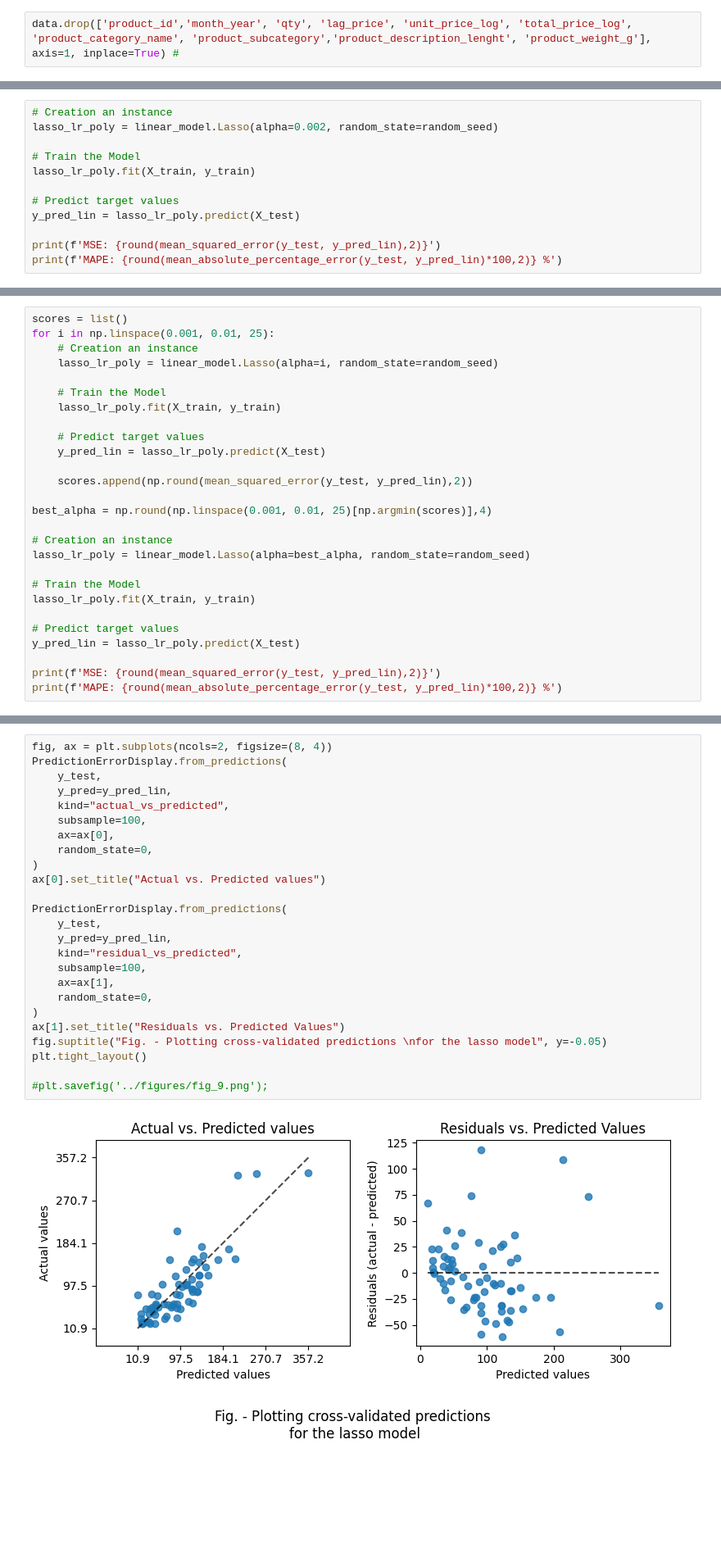
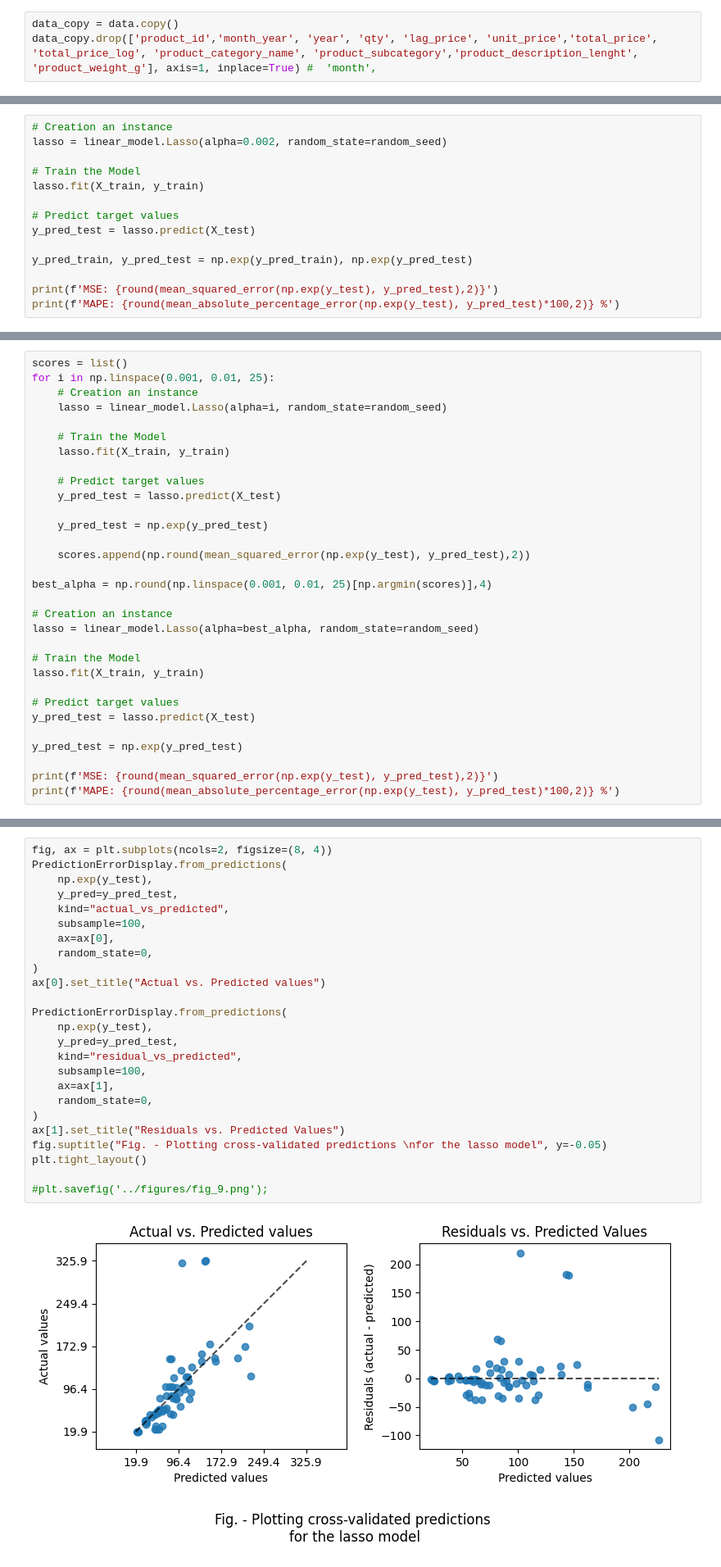
Before and after one commit to Alex1iv/Retail_pricing, a Jupyter notebook: notebooks/Retail_pricing.ipynb, the cells around one changed output, grey strips where cells are left out. Shown at 82% size. Saved outputs shown, nothing was run; the diff lists cells and outputs as text; blank space fills up the shorter version.

```diff
--- a/notebooks/Retail_pricing.ipynb
+++ b/notebooks/Retail_pricing.ipynb
@@ -724,4 +772,5 @@ Name: s, Length: 676, dtype: float64
 # %% [markdown]
 ## preparation
 # %%
-data.drop(['product_id','month_year', 'qty', 'lag_price', 'unit_price_log', 'total_price_log', 'product_category_name', 'product_subcategory','product_description_lenght', 'product_weight_g'], axis=1, inplace=True) #
+data_copy = data.copy()
+data_copy.drop(['product_id','month_year', 'year', 'qty', 'lag_price', 'unit_price','total_price', 'total_price_log', 'product_category_name', 'product_subcategory','product_description_lenght', 'product_weight_g'], axis=1, inplace=True) #  'month',
@@ -909,14 +964,16 @@ plt.show()
 ### Regularization
 # %%
 # Creation an instance
-lasso_lr_poly = linear_model.Lasso(alpha=0.002, random_state=random_seed)
+lasso = linear_model.Lasso(alpha=0.002, random_state=random_seed)
 
 # Train the Model
-lasso_lr_poly.fit(X_train, y_train)
+lasso.fit(X_train, y_train)
 
 # Predict target values
-y_pred_lin = lasso_lr_poly.predict(X_test)
+y_pred_test = lasso.predict(X_test)
 
-print(f'MSE: {round(mean_squared_error(y_test, y_pred_lin),2)}')
-print(f'MAPE: {round(mean_absolute_percentage_error(y_test, y_pred_lin)*100,2)} %')
+y_pred_train, y_pred_test = np.exp(y_pred_train), np.exp(y_pred_test)
+
+print(f'MSE: {round(mean_squared_error(np.exp(y_test), y_pred_test),2)}')
+print(f'MAPE: {round(mean_absolute_percentage_error(np.exp(y_test), y_pred_test)*100,2)} %')
 # %% [output]
@@ -926,27 +983,31 @@ MAPE: 36.77 %
 scores = list()
 for i in np.linspace(0.001, 0.01, 25):
     # Creation an instance
-    lasso_lr_poly = linear_model.Lasso(alpha=i, random_state=random_seed)
+    lasso = linear_model.Lasso(alpha=i, random_state=random_seed)
 
     # Train the Model
-    lasso_lr_poly.fit(X_train, y_train)
+    lasso.fit(X_train, y_train)
 
     # Predict target values
-    y_pred_lin = lasso_lr_poly.predict(X_test)
+    y_pred_test = lasso.predict(X_test)
 
-    scores.append(np.round(mean_squared_error(y_test, y_pred_lin),2))
+    y_pred_test = np.exp(y_pred_test)
+
+    scores.append(np.round(mean_squared_error(np.exp(y_test), y_pred_test),2))
 
 best_alpha = np.round(np.linspace(0.001, 0.01, 25)[np.argmin(scores)],4)
 
 # Creation an instance
-lasso_lr_poly = linear_model.Lasso(alpha=best_alpha, random_state=random_seed)
+lasso = linear_model.Lasso(alpha=best_alpha, random_state=random_seed)
 
 # Train the Model
-lasso_lr_poly.fit(X_train, y_train)
+lasso.fit(X_train, y_train)
 
 # Predict target values
-y_pred_lin = lasso_lr_poly.predict(X_test)
+y_pred_test = lasso.predict(X_test)
 
-print(f'MSE: {round(mean_squared_error(y_test, y_pred_lin),2)}')
-print(f'MAPE: {round(mean_absolute_percentage_error(y_test, y_pred_lin)*100,2)} %')
+y_pred_test = np.exp(y_pred_test)
+
+print(f'MSE: {round(mean_squared_error(np.exp(y_test), y_pred_test),2)}')
+print(f'MAPE: {round(mean_absolute_percentage_error(np.exp(y_test), y_pred_test)*100,2)} %')
 # %% [output]
@@ -955,27 +1016,27 @@ MAPE: 36.73 %
 # %%
 fig, ax = plt.subplots(ncols=2, figsize=(8, 4))
 PredictionErrorDisplay.from_predictions(
-    y_test,
-    y_pred=y_pred_lin,
+    np.exp(y_test),
+    y_pred=y_pred_test,
     kind="actual_vs_predicted",
     subsample=100,
     ax=ax[0],
     random_state=0,
 )
 ax[0].set_title("Actual vs. Predicted values")
 
 PredictionErrorDisplay.from_predictions(
-    y_test,
-    y_pred=y_pred_lin,
+    np.exp(y_test),
+    y_pred=y_pred_test,
     kind="residual_vs_predicted",
     subsample=100,
     ax=ax[1],
     random_state=0,
 )
 ax[1].set_title("Residuals vs. Predicted Values")
 fig.suptitle("Fig. - Plotting cross-validated predictions \nfor the lasso model", y=-0.05)
 plt.tight_layout()
 
 #plt.savefig('../figures/fig_9.png');
 # %% [output]
-[figure, old version]
+[figure, new version]
```
Also changed, not shown: parts of 134 cells of this notebook.
